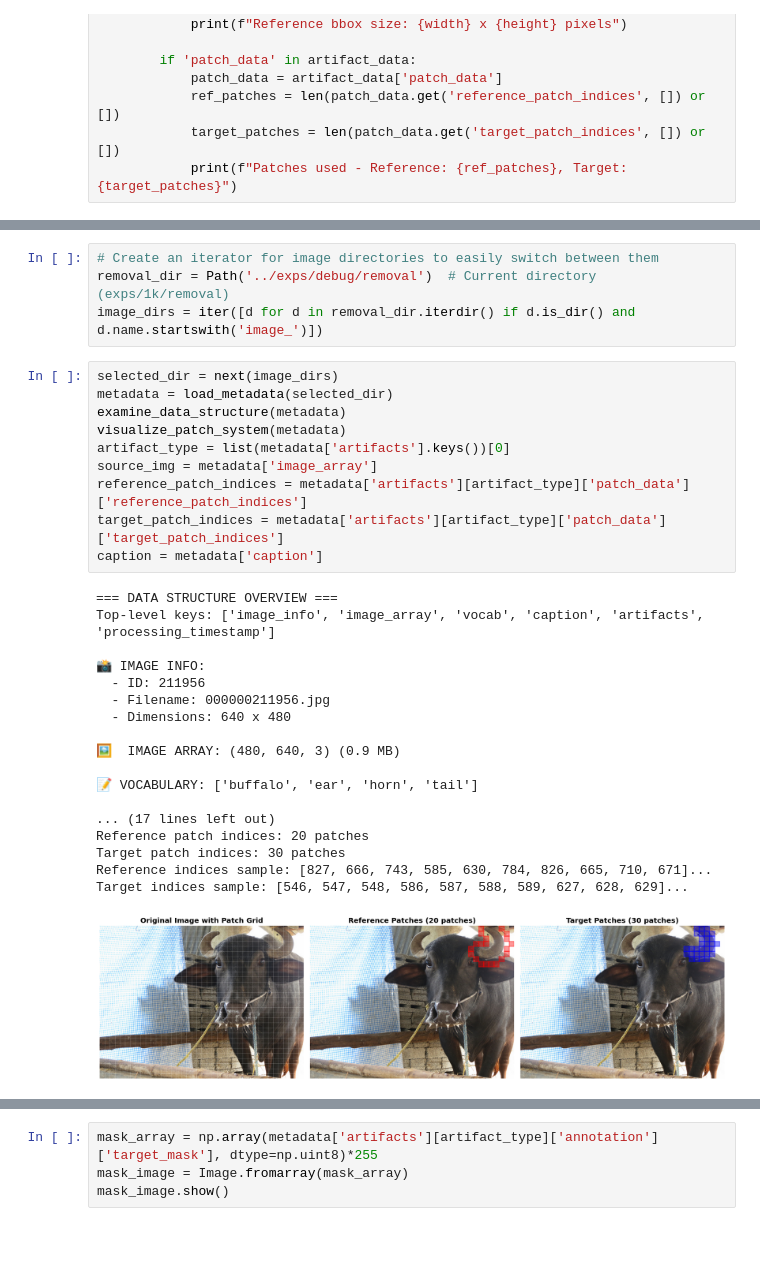
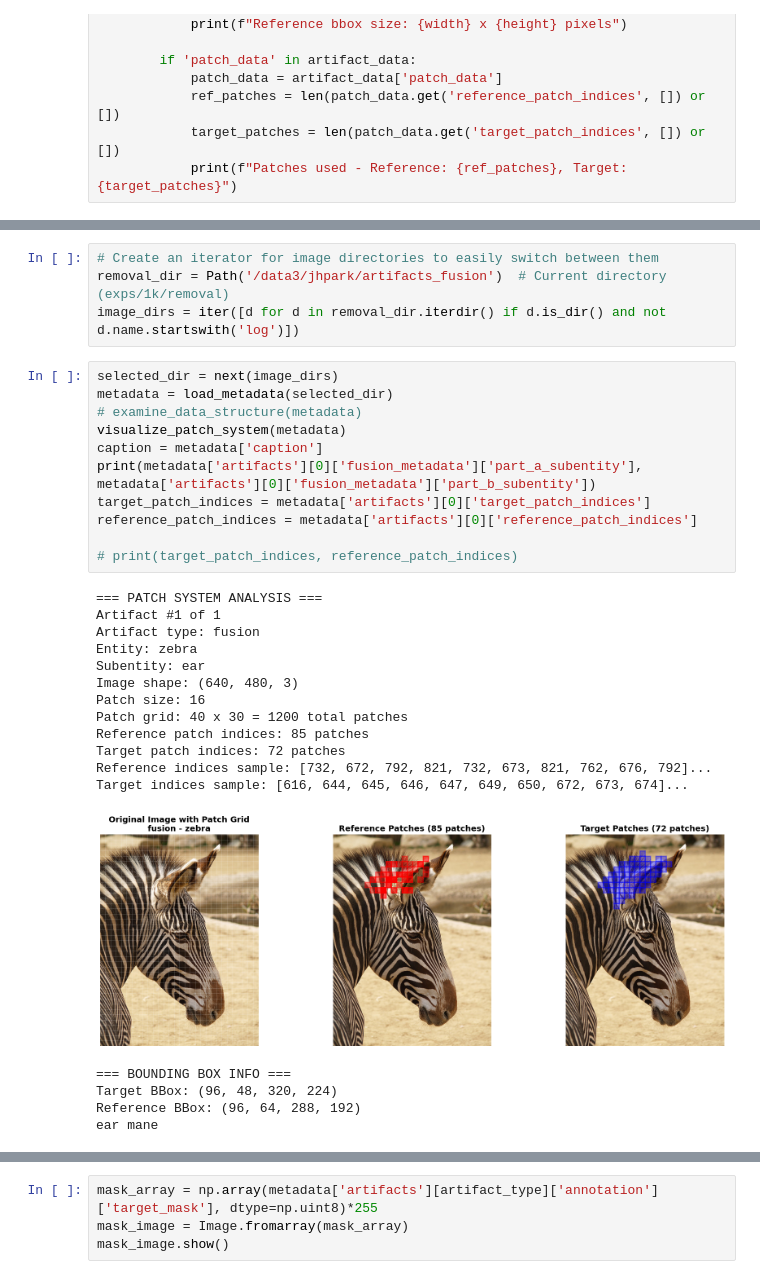
Before and after one commit to krafton-ai/Artiagent, a Jupyter notebook: src/notebooks/flux_visualization.ipynb, the cells around one changed output, grey strips where cells are left out. Cells and saved outputs as stored; diff of their text form; blank space fills up the shorter version.

Commit message:
initial commit for fusion artifact

```diff
--- a/src/notebooks/flux_visualization.ipynb
+++ b/src/notebooks/flux_visualization.ipynb
@@ -313,36 +348,36 @@ FLUX models loaded successfully.
 # %%
 # Create an iterator for image directories to easily switch between them
-removal_dir = Path('../exps/debug/removal')  # Current directory (exps/1k/removal)
-image_dirs = iter([d for d in removal_dir.iterdir() if d.is_dir() and d.name.startswith('image_')])
+removal_dir = Path('/data3/jhpark/artifacts_fusion')  # Current directory (exps/1k/removal)
+image_dirs = iter([d for d in removal_dir.iterdir() if d.is_dir() and not d.name.startswith('log')])
 # %%
 selected_dir = next(image_dirs)
 metadata = load_metadata(selected_dir)
-examine_data_structure(metadata)
+# examine_data_structure(metadata)
 visualize_patch_system(metadata)
-artifact_type = list(metadata['artifacts'].keys())[0]
-source_img = metadata['image_array']
-reference_patch_indices = metadata['artifacts'][artifact_type]['patch_data']['reference_patch_indices']
-target_patch_indices = metadata['artifacts'][artifact_type]['patch_data']['target_patch_indices']
 caption = metadata['caption']
+print(metadata['artifacts'][0]['fusion_metadata']['part_a_subentity'], metadata['artifacts'][0]['fusion_metadata']['part_b_subentity'])
+target_patch_indices = metadata['artifacts'][0]['target_patch_indices']
+reference_patch_indices = metadata['artifacts'][0]['reference_patch_indices']
+
+# print(target_patch_indices, reference_patch_indices)
 # %% [output]
-=== DATA STRUCTURE OVERVIEW ===
-Top-level keys: ['image_info', 'image_array', 'vocab', 'caption', 'artifacts', 'processing_timestamp']
-
-📸 IMAGE INFO:
-  - ID: 211956
-  - Filename: 000000211956.jpg
-  - Dimensions: 640 x 480
-
-🖼️  IMAGE ARRAY: (480, 640, 3) (0.9 MB)
-
-📝 VOCABULARY: ['buffalo', 'ear', 'horn', 'tail']
-
-... (17 lines left out)
-Reference patch indices: 20 patches
-Target patch indices: 30 patches
-Reference indices sample: [827, 666, 743, 585, 630, 784, 826, 665, 710, 671]...
-Target indices sample: [546, 547, 548, 586, 587, 588, 589, 627, 628, 629]...
+=== PATCH SYSTEM ANALYSIS ===
+Artifact #1 of 1
+Artifact type: fusion
+Entity: zebra
+Subentity: ear
+Image shape: (640, 480, 3)
+Patch size: 16
+Patch grid: 40 x 30 = 1200 total patches
+Reference patch indices: 85 patches
+Target patch indices: 72 patches
+Reference indices sample: [732, 672, 792, 821, 732, 673, 821, 762, 676, 792]...
+Target indices sample: [616, 644, 645, 646, 647, 649, 650, 672, 673, 674]...
-[figure, old version]
+[figure, new version]
+=== BOUNDING BOX INFO ===
+Target BBox: (96, 48, 320, 224)
+Reference BBox: (96, 64, 288, 192)
+ear mane
 # %%
 print(f"Loading data from: {selected_dir}")
 print("=" * 60)
```
Also changed, not shown: parts of 6 cells of this notebook, 5 other files.
